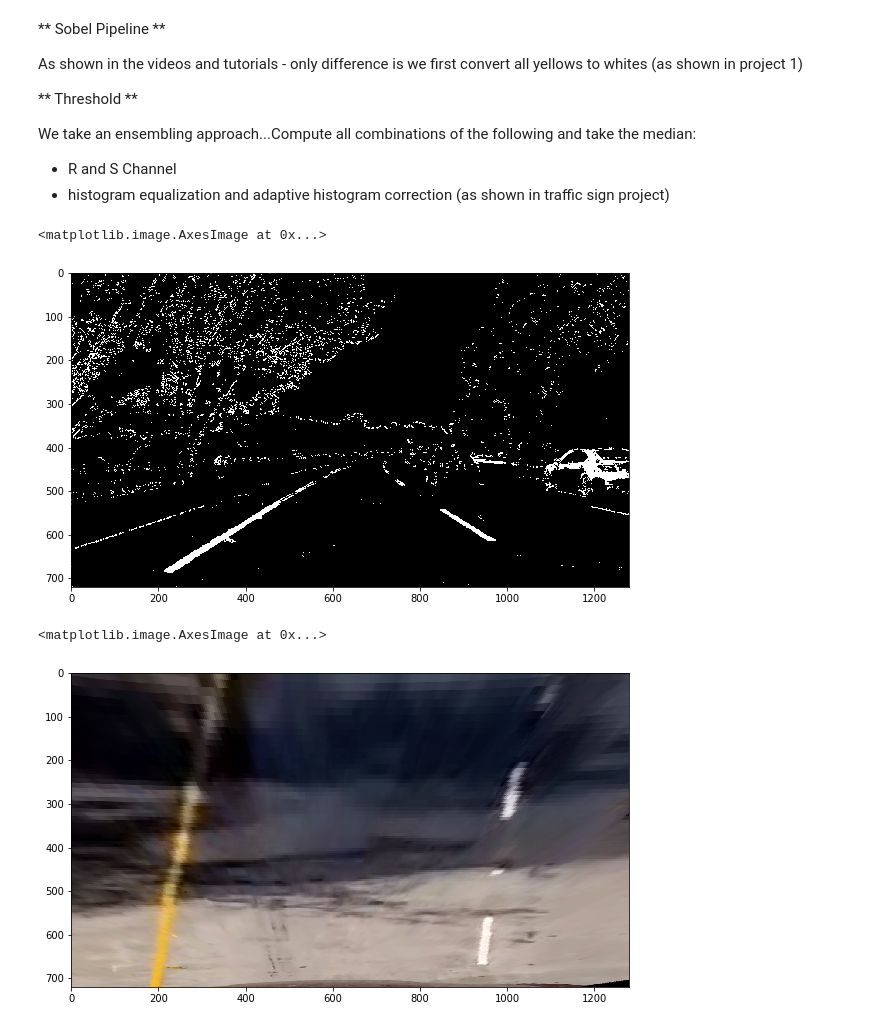
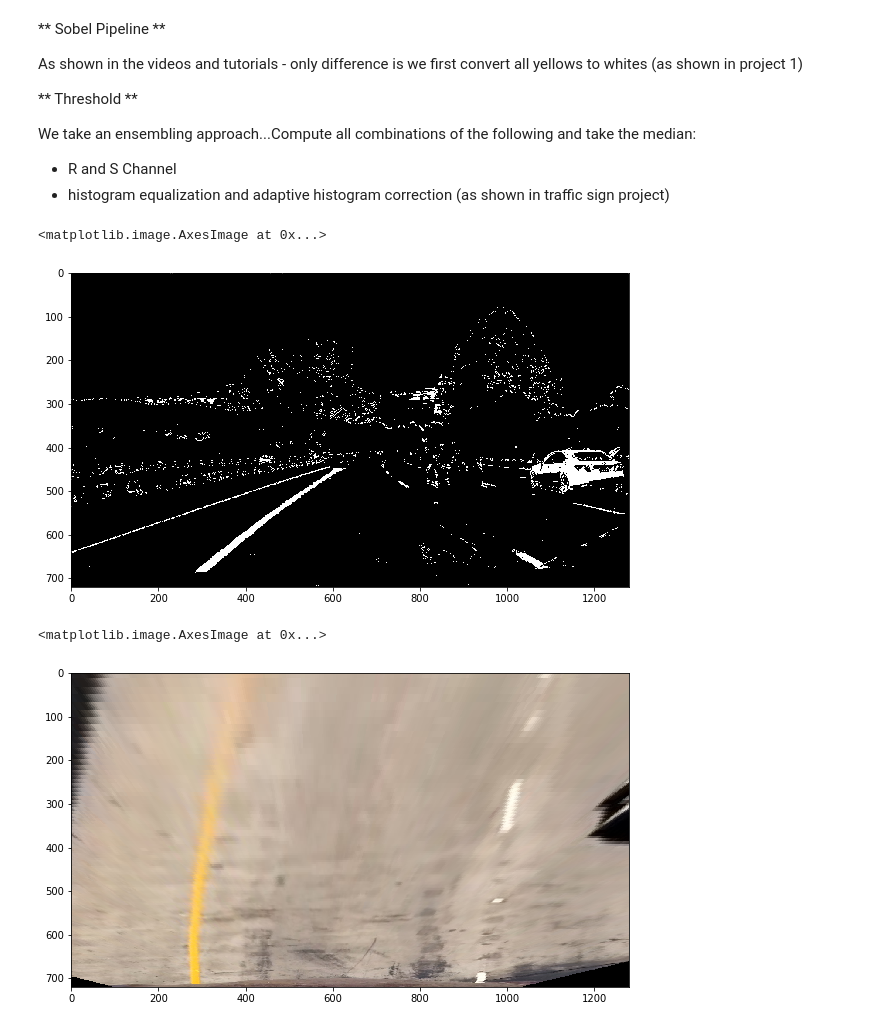
Before and after one commit to chappers/CarND-Advanced-Lane-Lines, a Jupyter notebook: project.ipynb, the cells around one changed output. Drawn from its saved outputs; the diff is of its cells as text; code cells hidden in the pictures.

```diff
--- a/project.ipynb
+++ b/project.ipynb
@@ -368,9 +382,9 @@ def combined_pipeline(image,
     combined[(sobel_img==1) | (thres_img==1)] = 1
     return combined
 # %%
-img = mpimg.imread('test_images/test5.jpg')
+img = mpimg.imread('test_images/test1.jpg')
 R = combined_pipeline(img)
 plt.imshow(R, cmap='gray')
 # %% [output]
 <matplotlib.image.AxesImage at 0x...>
-[figure, old version]
+[figure, new version]
@@ -379,8 +391,7 @@ plt.imshow(R, cmap='gray')
 # %%
-test_img = warper(mpimg.imread('test_images/test5.jpg'))
-undistorted_image = cv2.undistort(test_img, mtx, dist, mtx)
-plt.imshow(undistorted_image)
+test_img = warper(undistort_image(mpimg.imread('test_images/test1.jpg')))
+plt.imshow(test_img)
 # %% [output]
 <matplotlib.image.AxesImage at 0x...>
-[figure, old version]
+[figure, new version]
 # %%
```
Also changed, not shown: parts of 18 cells of this notebook, 10 other files.
